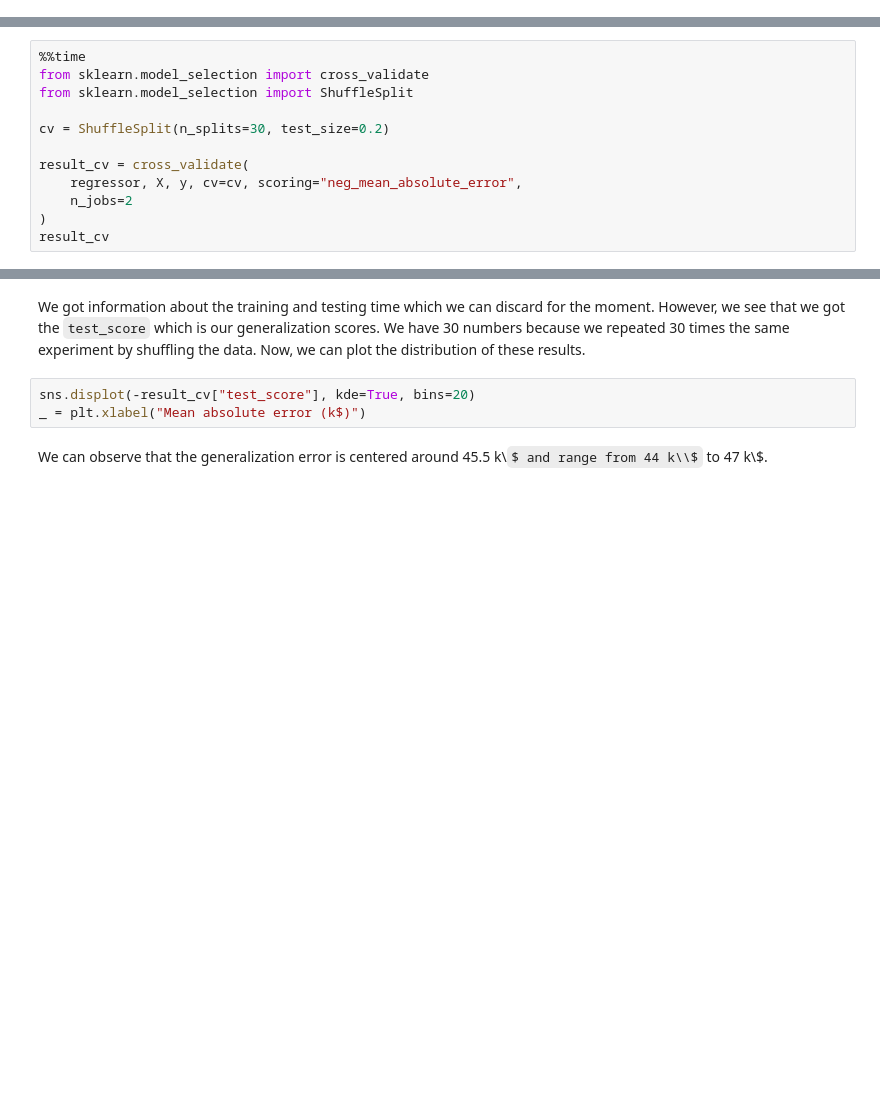
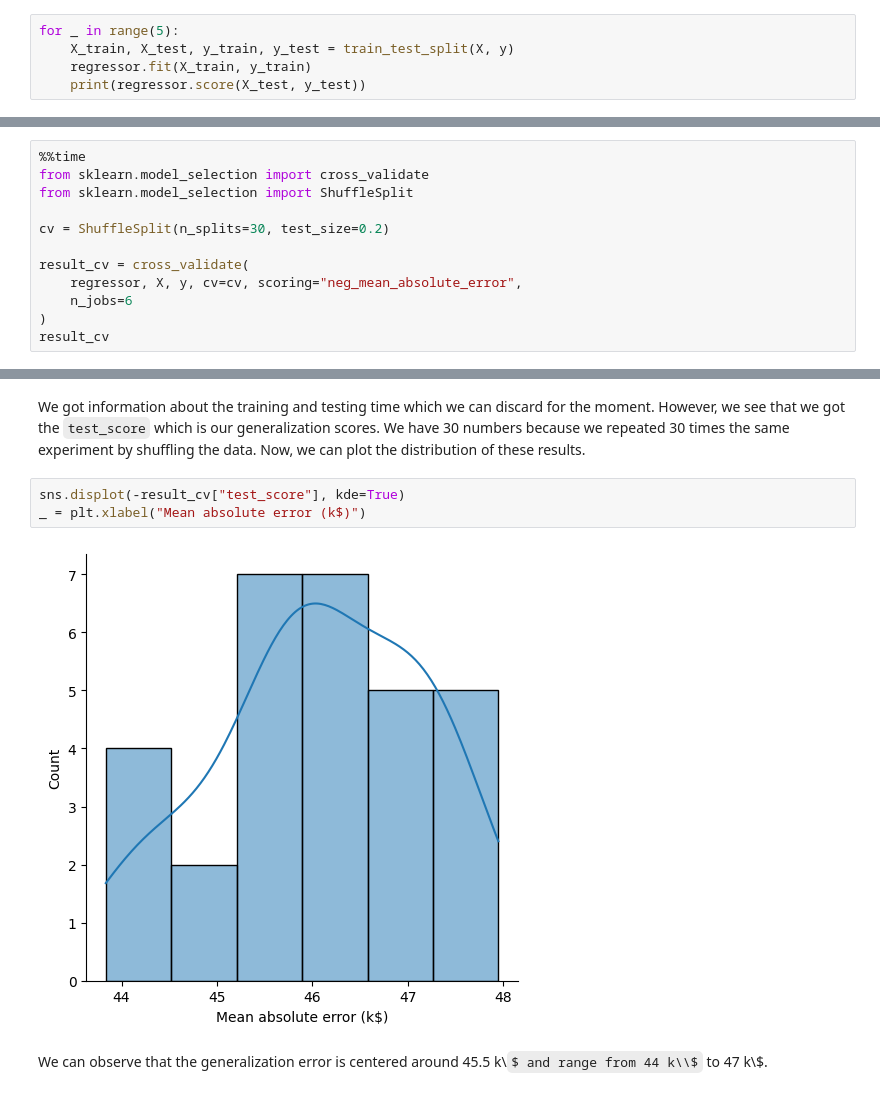
Before and after one commit to x-datascience-datacamp/datacamp-master, a Jupyter notebook: 03_generalization_and_cv/01-cross_validation_and_metrics.ipynb, the cells around one changed output, grey strips where cells are left out. Drawn from its saved outputs; the diff is of its cells as text; some formulas as TeX source; blank space fills up the shorter version.

```diff
--- a/03_generalization_and_cv/01-cross_validation_and_metrics.ipynb
+++ b/03_generalization_and_cv/01-cross_validation_and_metrics.ipynb
@@ -94,3 +121,8 @@ print(f"In average, our regressor make an error of {score:.2f} k$")
      <li>Are we sure that our algorithm is robust?</li>
      </ul>
 </div>
+# %%
+for _ in range(5):
+    X_train, X_test, y_train, y_test = train_test_split(X, y)
+    regressor.fit(X_train, y_train)
+    print(regressor.score(X_test, y_test))
@@ -122,6 +160,6 @@ cv = ShuffleSplit(n_splits=30, test_size=0.2)
 
 result_cv = cross_validate(
     regressor, X, y, cv=cv, scoring="neg_mean_absolute_error",
-    n_jobs=2
+    n_jobs=6
 )
 result_cv
@@ -133,8 +212,10 @@ result_cv
 # %% [markdown]
 We got information about the training and testing time which we can discard for the moment. However, we see that we got the `test_score` which is our generalization scores. We have 30 numbers because we repeated 30 times the same experiment by shuffling the data. Now, we can plot the distribution of these results.
 # %%
-sns.displot(-result_cv["test_score"], kde=True, bins=20)
+sns.displot(-result_cv["test_score"], kde=True)
 _ = plt.xlabel("Mean absolute error (k$)")
+# %% [output]
+[figure, added]
 # %% [markdown]
 We can observe that the generalization error is centered around 45.5 k\\$ and range from 44 k\\$ to 47 k\\$.
 # %% [markdown]
```
Also changed, not shown: parts of 27 cells of this notebook, 12 other files.
